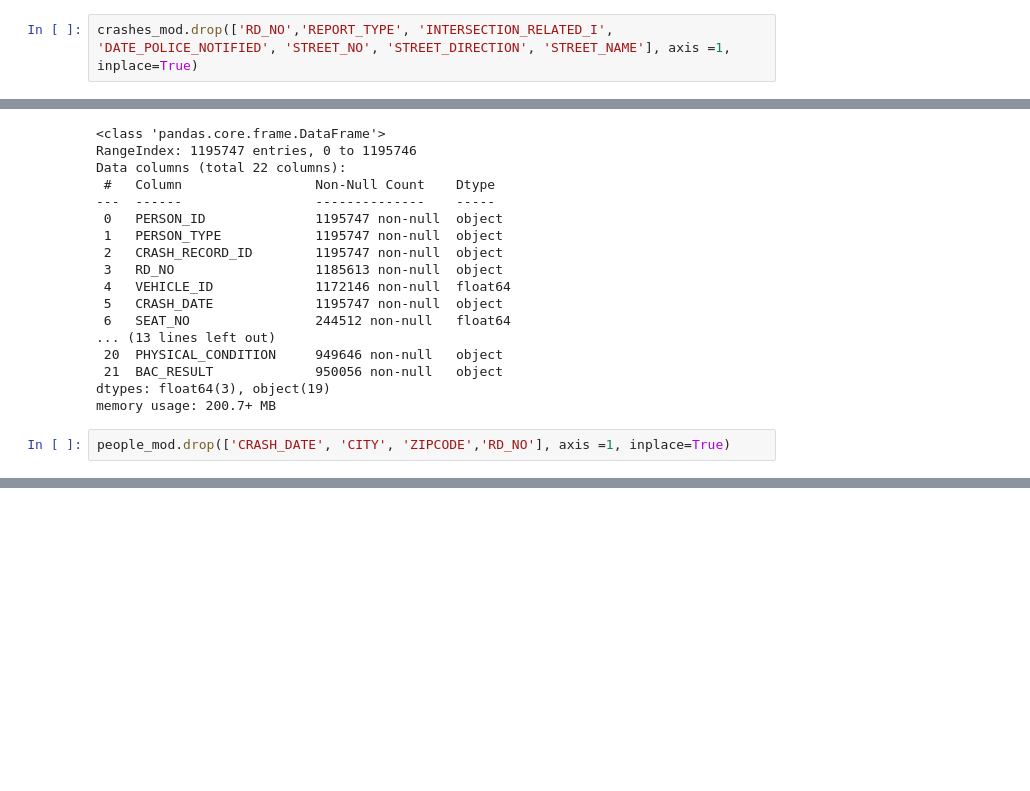
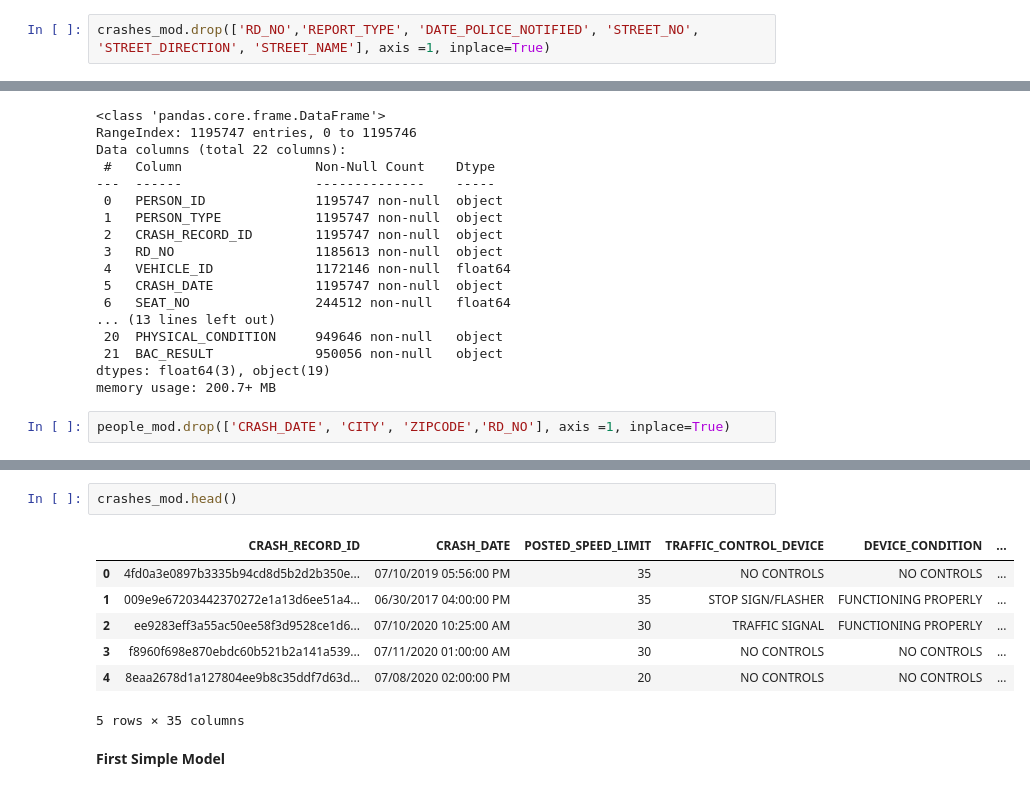
Before and after one commit to AngieKay/Chicago-Crashes, a Jupyter notebook: Meaghan_wn.ipynb, the cells around one changed output, grey strips where cells are left out. Saved outputs shown, nothing was run; the diff lists cells and outputs as text; blank space fills up the shorter version.

```diff
--- a/Meaghan_wn.ipynb
+++ b/Meaghan_wn.ipynb
@@ -263,7 +158,7 @@ Data columns (total 41 columns):
 dtypes: float64(12), int64(5), object(24)
 memory usage: 169.3+ MB
 # %%
-crashes_mod.drop(['RD_NO','REPORT_TYPE', 'INTERSECTION_RELATED_I', 'DATE_POLICE_NOTIFIED', 'STREET_NO', 'STREET_DIRECTION', 'STREET_NAME'], axis =1, inplace=True)
+crashes_mod.drop(['RD_NO','REPORT_TYPE', 'DATE_POLICE_NOTIFIED', 'STREET_NO', 'STREET_DIRECTION', 'STREET_NAME'], axis =1, inplace=True)
 # %%
 people_mod.info()
 # %% [output]
@@ -288,0 +222,12 @@ people_mod.drop(['CRASH_DATE', 'CITY', 'ZIPCODE','RD_NO'], axis =1, inplace=True
+# %%
+crashes_mod.head()
+# %% [output]
+|  | CRASH_RECORD_ID | CRASH_DATE | POSTED_SPEED_LIMIT | TRAFFIC_CONTROL_DEVICE | DEVICE_CONDITION | ... |
+| 0 | 4fd0a3e0897b3335b94cd8d5b2d2b350e... | 07/10/2019 05:56:00 PM | 35 | NO CONTROLS | NO CONTROLS | ... |
+| 1 | 009e9e67203442370272e1a13d6ee51a4... | 06/30/2017 04:00:00 PM | 35 | STOP SIGN/FLASHER | FUNCTIONING PROPERLY | ... |
+| 2 | ee9283eff3a55ac50ee58f3d9528ce1d6... | 07/10/2020 10:25:00 AM | 30 | TRAFFIC SIGNAL | FUNCTIONING PROPERLY | ... |
+| 3 | f8960f698e870ebdc60b521b2a141a539... | 07/11/2020 01:00:00 AM | 30 | NO CONTROLS | NO CONTROLS | ... |
+| 4 | 8eaa2678d1a127804ee9b8c35ddf7d63d... | 07/08/2020 02:00:00 PM | 20 | NO CONTROLS | NO CONTROLS | ... |
+5 rows × 35 columns
+# %% [markdown]
+__First Simple Model__
```
Also changed, not shown: parts of 30 cells of this notebook.
